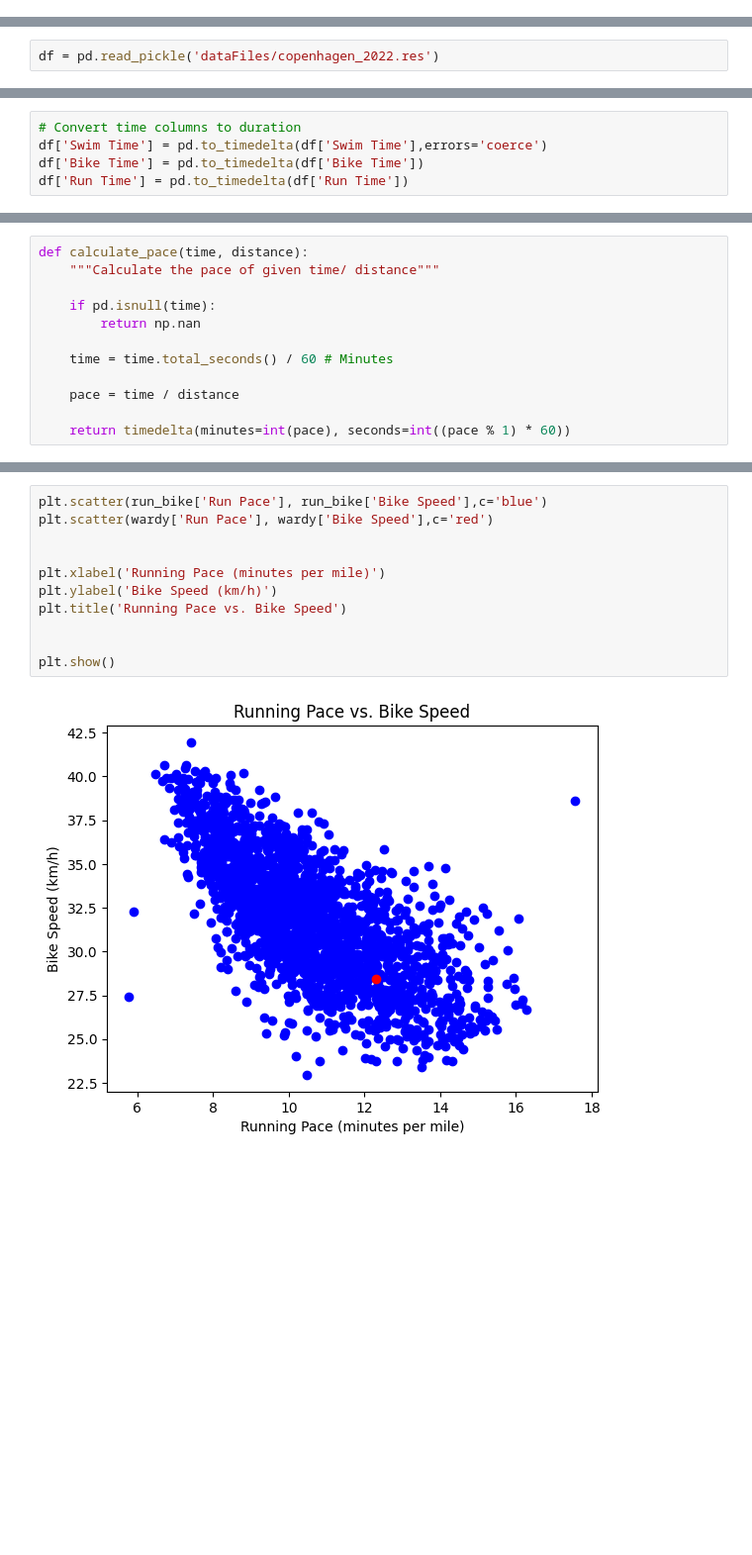
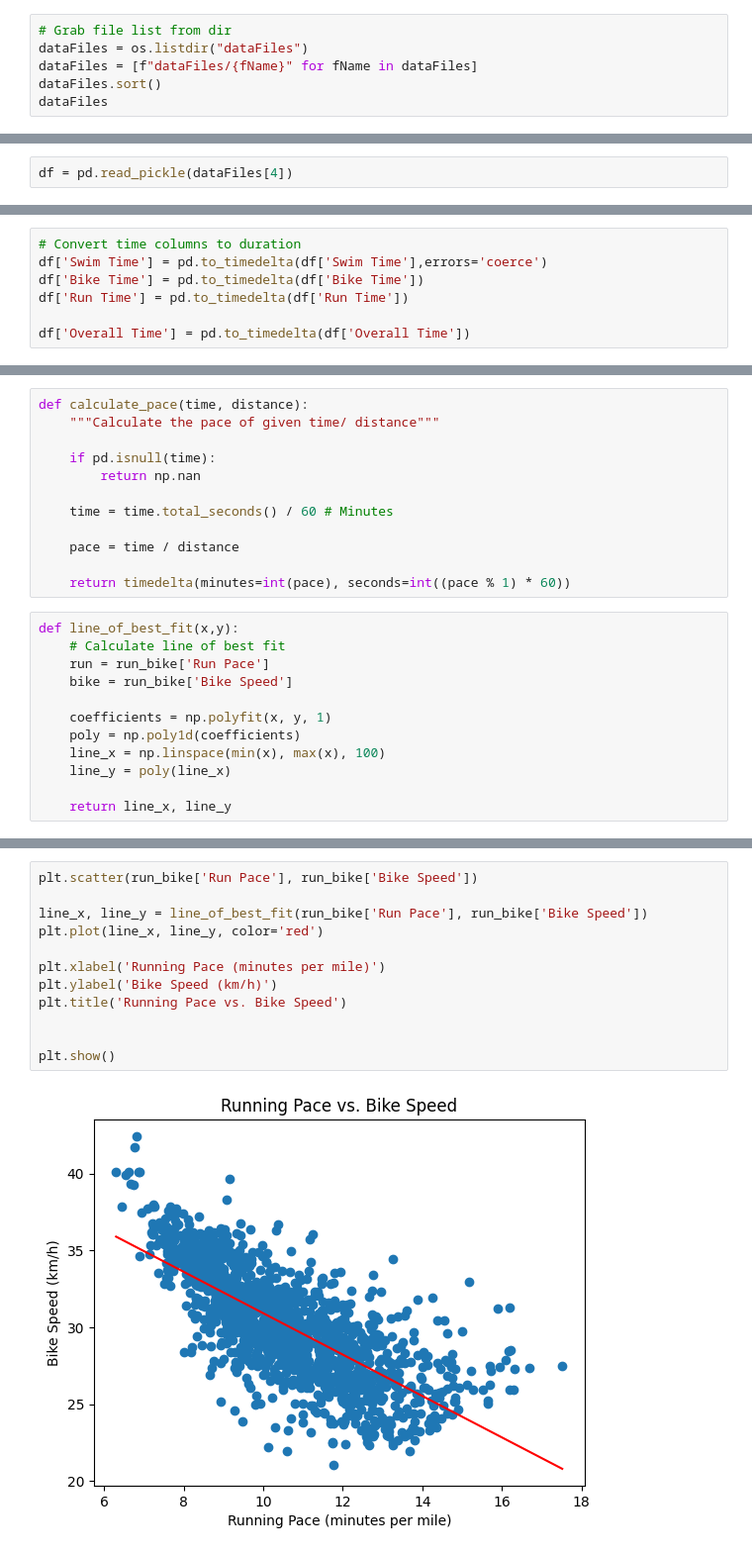
Before and after one commit to Codeiwomple/im_analysis, a Jupyter notebook: imabs.ipynb, the cells around one changed output, grey strips where cells are left out. Shown at 99% size. Cells and saved outputs as stored; diff of their text form; blank space fills up the shorter version.

```diff
--- a/imabs.ipynb
+++ b/imabs.ipynb
@@ -79,0 +12,6 @@ dataFiles
+# %%
+# Grab file list from dir
+dataFiles = os.listdir("dataFiles")
+dataFiles = [f"dataFiles/{fName}" for fName in dataFiles]
+dataFiles.sort()
+dataFiles
@@ -80,2 +27,2 @@ dataFiles
 # %%
-df = pd.read_pickle('dataFiles/copenhagen_2022.res')
+df = pd.read_pickle(dataFiles[4])
@@ -89,6 +38,8 @@ df['Swim Time'] = df['Swim Time'].apply(lambda x: '00:' + x if len(x.split(':'))
 df['Swim Time'] = pd.to_timedelta(df['Swim Time'],errors='coerce')
 df['Bike Time'] = pd.to_timedelta(df['Bike Time'])
 df['Run Time'] = pd.to_timedelta(df['Run Time'])
+
+df['Overall Time'] = pd.to_timedelta(df['Overall Time'])
 # %%
 df
 # %% [output]
@@ -128,3 +84,15 @@ def calculate_pace(time, distance):
     pace = time / distance
 
     return timedelta(minutes=int(pace), seconds=int((pace % 1) * 60))
+# %%
+def line_of_best_fit(x,y):
+    # Calculate line of best fit
+    run = run_bike['Run Pace']
+    bike = run_bike['Bike Speed']
+
+    coefficients = np.polyfit(x, y, 1)
+    poly = np.poly1d(coefficients)
+    line_x = np.linspace(min(x), max(x), 100)
+    line_y = poly(line_x)
+
+    return line_x, line_y
@@ -188,13 +142,14 @@ wardy
 # %%
-plt.scatter(run_bike['Run Pace'], run_bike['Bike Speed'],c='blue')
-plt.scatter(wardy['Run Pace'], wardy['Bike Speed'],c='red')
+plt.scatter(run_bike['Run Pace'], run_bike['Bike Speed'])
 
+line_x, line_y = line_of_best_fit(run_bike['Run Pace'], run_bike['Bike Speed'])
+plt.plot(line_x, line_y, color='red')
 
 plt.xlabel('Running Pace (minutes per mile)')
 plt.ylabel('Bike Speed (km/h)')
 plt.title('Running Pace vs. Bike Speed')
 
 
 plt.show()
 # %% [output]
-[figure, old version]
+[figure, new version]
```
Also changed, not shown: parts of 34 cells of this notebook, 1 other file.
